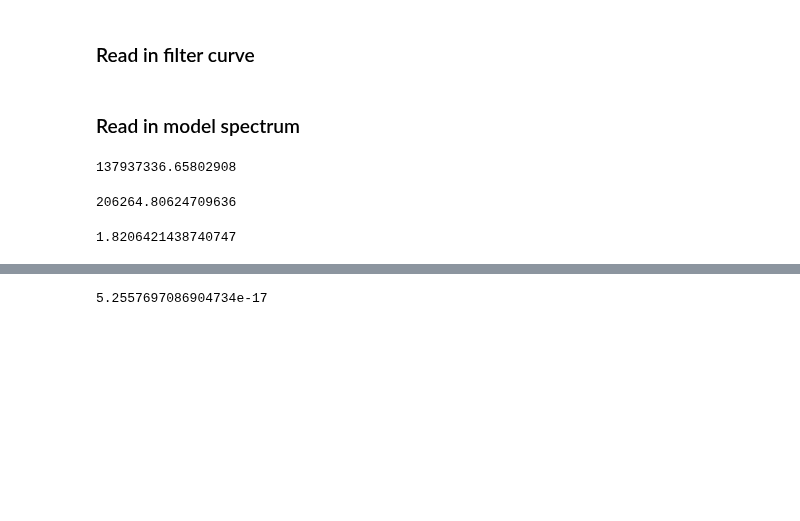
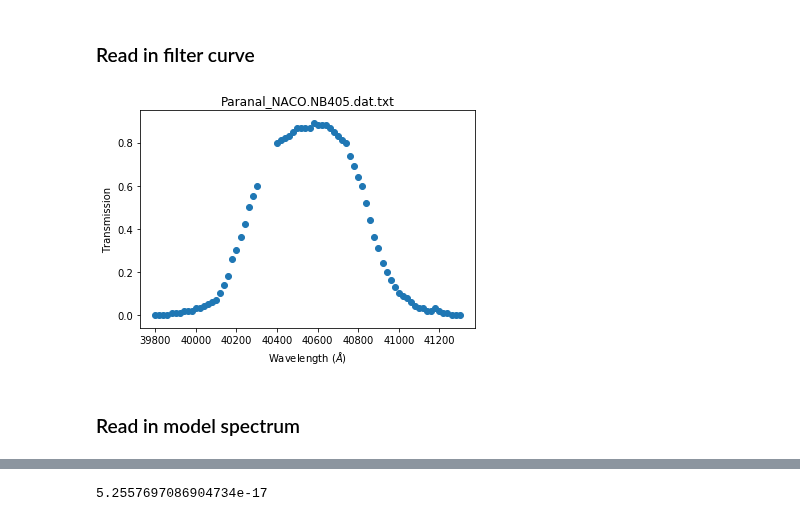
Before and after one commit to mwanakijiji/lbti_altair_fizeau, a Jupyter notebook: notebooks_for_development/determine_abs_mag_altair.ipynb, the cells around one changed output, grey strips where cells are left out. Cells and saved outputs as stored; diff of their text form; code cells hidden in the pictures; blank space fills up the shorter version.

Commit message:
Notebook to make classical curve of good frame

```diff
--- a/notebooks_for_development/determine_abs_mag_altair.ipynb
+++ b/notebooks_for_development/determine_abs_mag_altair.ipynb
@@ -57,2 +57,18 @@ model_flux_nb405 = 49610.952868 # units erg /cm2 /sec /angstrom
+# %%
+# NB405 filter
+
+nb405_transmission = pd.read_csv("data/Paranal_NACO.NB405.dat.txt",
+                                 names=["wavel_angs", "transmission"], delim_whitespace=True)
+# %%
+# plot filter
+
+plt.clf()
+plt.scatter(nb405_transmission["wavel_angs"],nb405_transmission["transmission"])
+plt.title("Paranal_NACO.NB405.dat.txt")
+plt.xlabel("Wavelength ($\AA$)")
+plt.ylabel("Transmission")
+plt.show()
+# %% [output]
+[figure, added]
 # %% [markdown]
 ### Read in model spectrum
@@ -61,12 +74,0 @@ model_flux_nb405 = 49610.952868 # units erg /cm2 /sec /angstrom
-# %%
-d_altair_altair_radii
-# %% [output]
-137937336.65802908
-# %%
-au_per_pc
-# %% [output]
-206264.80624709636
-# %%
-rad_altair_sun
-# %% [output]
-1.8206421438740747
```
Also changed, not shown: parts of 36 cells of this notebook, 2 other files.
